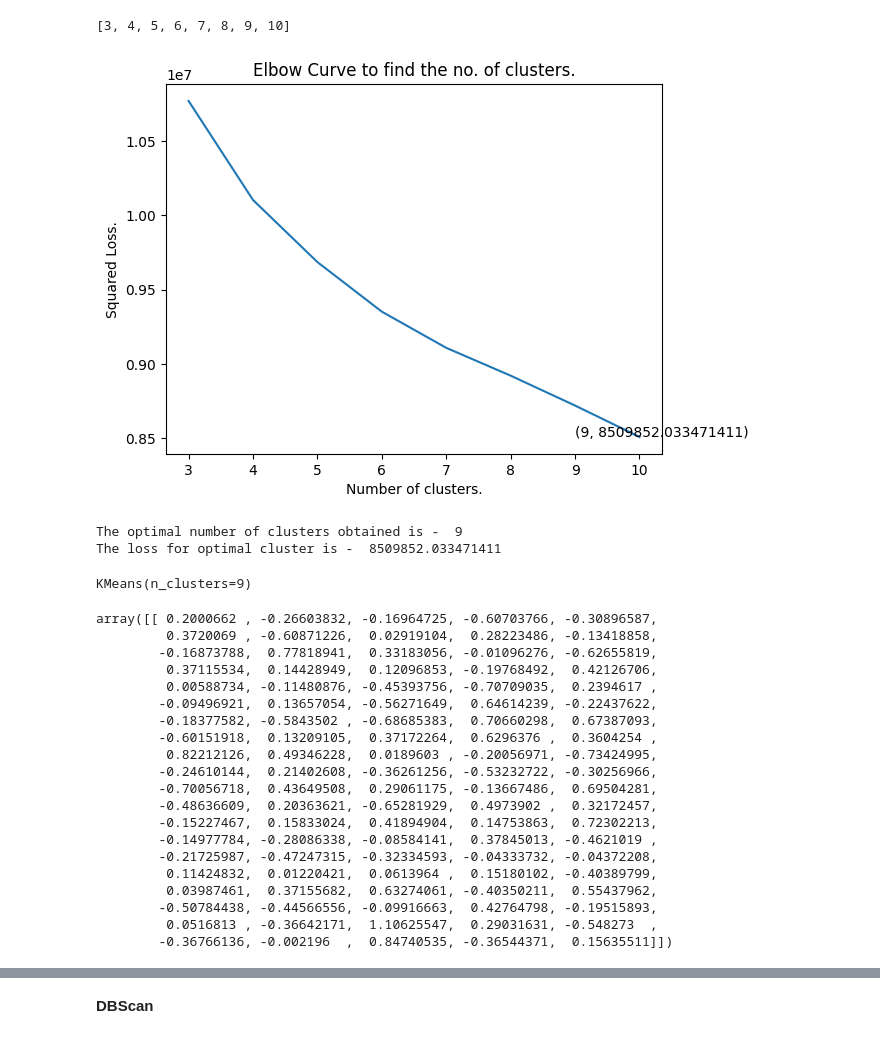
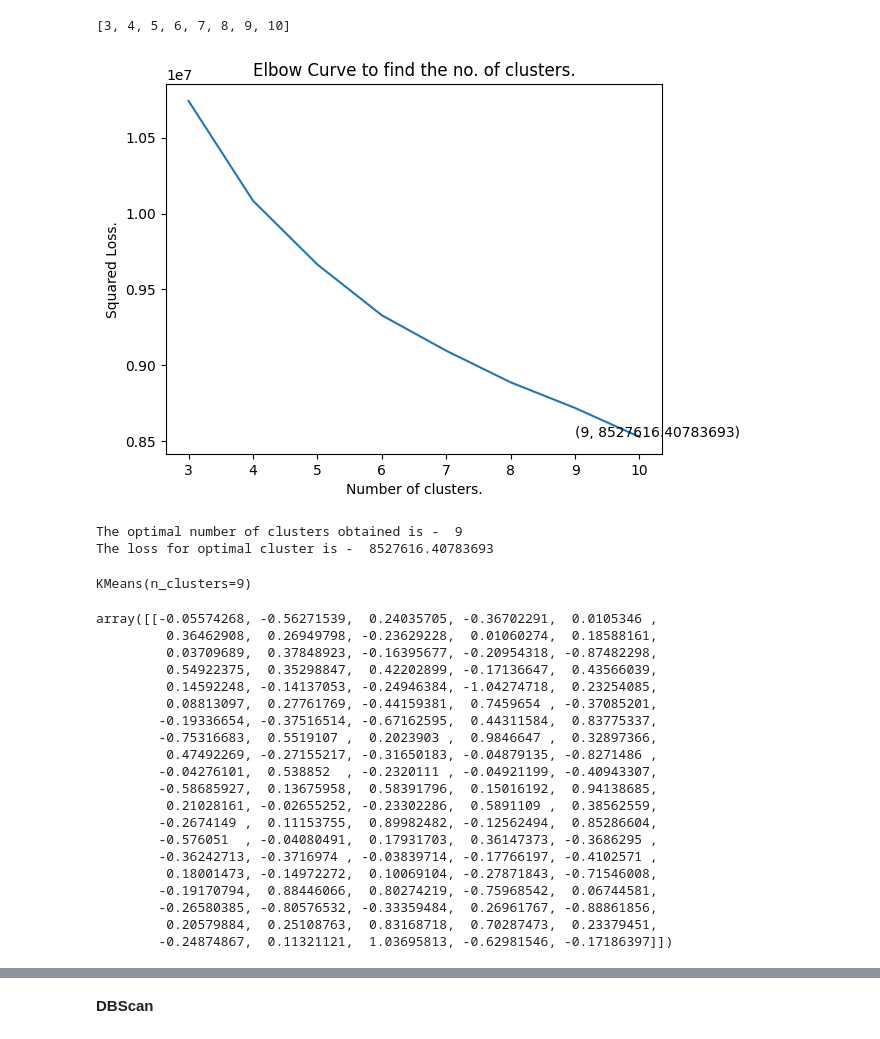
Before and after one commit to HarshaSolingaram/INFO_5731, a Jupyter notebook: Solingaram_Harshavardhan_Exercise_05.ipynb, the cells around one changed output, grey strips where cells are left out. Drawn from its saved outputs; the diff is of its cells as text; code cells hidden in the pictures.

```diff
--- a/Solingaram_Harshavardhan_Exercise_05.ipynb
+++ b/Solingaram_Harshavardhan_Exercise_05.ipynb
@@ -600,25 +614,25 @@ num_clus
 # %%
 # Choosing the best cluster using Elbow Method.
 squared_errors = []
 for cluster in num_clus:
-    kmeans = KMeans(n_clusters = cluster).fit(sent_vectors) # Train Cluster
+    kmeans = KMeans(n_clusters=cluster, n_init=10, random_state=42).fit(sent_vectors) # Train Cluster
     squared_errors.append(kmeans.inertia_) # Appending the squared loss obtained in the list
 
 optimal_clusters = np.argmin(squared_errors) + 2 # As argmin return the index of minimum loss.
 plt.plot(num_clus, squared_errors)
 plt.title("Elbow Curve to find the no. of clusters.")
 plt.xlabel("Number of clusters.")
 plt.ylabel("Squared Loss.")
 xy = (optimal_clusters, min(squared_errors))
 plt.annotate('(%s, %s)' % xy, xy = xy, textcoords='data')
 plt.show()
 
 print ("The optimal number of clusters obtained is - ", optimal_clusters)
 print ("The loss for optimal cluster is - ", min(squared_errors))
 # %% [output]
-[figure, old version]
+[figure, new version]
 The optimal number of clusters obtained is -  9
-The loss for optimal cluster is -  8509852.033471411
+The loss for optimal cluster is -  8527616.40783693
 # %%
 # Training the best model --
 from sklearn.cluster import KMeans
@@ -633,26 +647,26 @@ word_cluster_center=model2.cluster_centers_
 # %%
 word_cluster_center[1:2]
 # %% [output]
-array([[ 0.2000662 , -0.26603832, -0.16964725, -0.60703766, -0.30896587,
-         0.3720069 , -0.60871226,  0.02919104,  0.28223486, -0.13418858,
-        -0.16873788,  0.77818941,  0.33183056, -0.01096276, -0.62655819,
-         0.37115534,  0.14428949,  0.12096853, -0.19768492,  0.42126706,
-         0.00588734, -0.11480876, -0.45393756, -0.70709035,  0.2394617 ,
-        -0.09496921,  0.13657054, -0.56271649,  0.64614239, -0.22437622,
-        -0.18377582, -0.5843502 , -0.68685383,  0.70660298,  0.67387093,
-        -0.60151918,  0.13209105,  0.37172264,  0.6296376 ,  0.3604254 ,
-         0.82212126,  0.49346228,  0.0189603 , -0.20056971, -0.73424995,
-        -0.24610144,  0.21402608, -0.36261256, -0.53232722, -0.30256966,
-        -0.70056718,  0.43649508,  0.29061175, -0.13667486,  0.69504281,
-        -0.48636609,  0.20363621, -0.65281929,  0.4973902 ,  0.32172457,
-        -0.15227467,  0.15833024,  0.41894904,  0.14753863,  0.72302213,
-        -0.14977784, -0.28086338, -0.08584141,  0.37845013, -0.4621019 ,
-        -0.21725987, -0.47247315, -0.32334593, -0.04333732, -0.04372208,
-         0.11424832,  0.01220421,  0.0613964 ,  0.15180102, -0.40389799,
-         0.03987461,  0.37155682,  0.63274061, -0.40350211,  0.55437962,
-        -0.50784438, -0.44566556, -0.09916663,  0.42764798, -0.19515893,
-         0.0516813 , -0.36642171,  1.10625547,  0.29031631, -0.548273  ,
-        -0.36766136, -0.002196  ,  0.84740535, -0.36544371,  0.15635511]])
+array([[-0.05574268, -0.56271539,  0.24035705, -0.36702291,  0.0105346 ,
+         0.36462908,  0.26949798, -0.23629228,  0.01060274,  0.18588161,
+         0.03709689,  0.37848923, -0.16395677, -0.20954318, -0.87482298,
+         0.54922375,  0.35298847,  0.42202899, -0.17136647,  0.43566039,
+         0.14592248, -0.14137053, -0.24946384, -1.04274718,  0.23254085,
+         0.08813097,  0.27761769, -0.44159381,  0.7459654 , -0.37085201,
+        -0.19336654, -0.37516514, -0.67162595,  0.44311584,  0.83775337,
+        -0.75316683,  0.5519107 ,  0.2023903 ,  0.9846647 ,  0.32897366,
+         0.47492269, -0.27155217, -0.31650183, -0.04879135, -0.8271486 ,
+        -0.04276101,  0.538852  , -0.2320111 , -0.04921199, -0.40943307,
+        -0.58685927,  0.13675958,  0.58391796,  0.15016192,  0.94138685,
+         0.21028161, -0.02655252, -0.23302286,  0.5891109 ,  0.38562559,
+        -0.2674149 ,  0.11153755,  0.89982482, -0.12562494,  0.85286604,
+        -0.576051  , -0.04080491,  0.17931703,  0.36147373, -0.3686295 ,
+        -0.36242713, -0.3716974 , -0.03839714, -0.17766197, -0.4102571 ,
+         0.18001473, -0.14972272,  0.10069104, -0.27871843, -0.71546008,
+        -0.19170794,  0.88446066,  0.80274219, -0.75968542,  0.06744581,
+        -0.26580385, -0.80576532, -0.33359484,  0.26961767, -0.88861856,
+         0.20579884,  0.25108763,  0.83168718,  0.70287473,  0.23379451,
+        -0.24874867,  0.11321121,  1.03695813, -0.62981546, -0.17186397]])
 # %%
 # Giving Labels/assigning a cluster to each point/text
 dfa = df1
```
Also changed, not shown: parts of 15 cells of this notebook.
